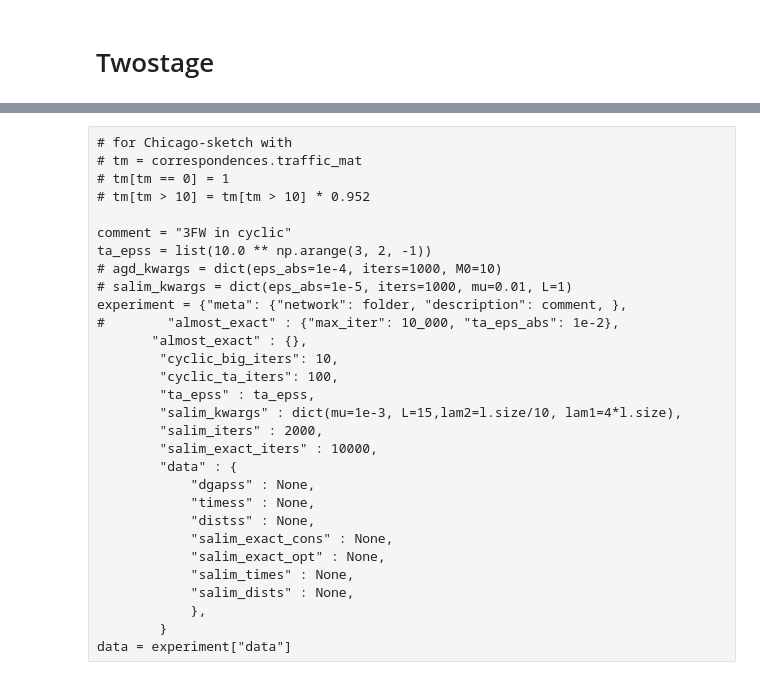
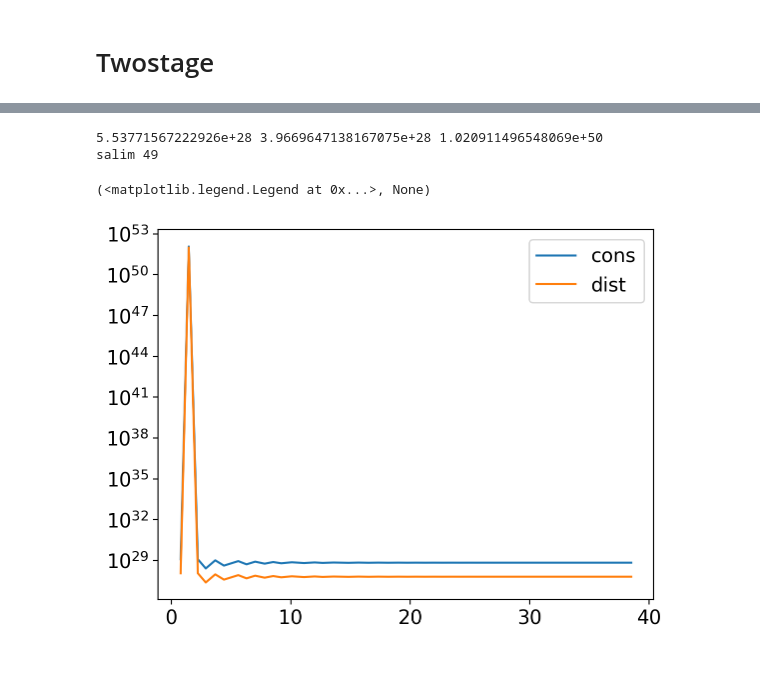
Before and after one commit to niquepolice/mmo_tm, a Jupyter notebook: all_models.ipynb, the cells around one changed output, grey strips where cells are left out. Saved outputs shown, nothing was run; the diff lists cells and outputs as text; code cells hidden in the pictures.

Commit message:
Add Salim with Chebyshev iteration. TODO: fix convergence

```diff
--- a/all_models.ipynb
+++ b/all_models.ipynb
@@ -251,30 +293,22 @@ plt.savefig(f"experiments_data/{folder}.pdf", bbox_inches="tight")
-# %% [raw]
-# for Chicago-sketch with
-# tm = correspondences.traffic_mat
-# tm[tm == 0] = 1
-# tm[tm > 10] = tm[tm > 10] * 0.952
-
-comment = "3FW in cyclic"
-ta_epss = list(10.0 ** np.arange(3, 2, -1))
-# agd_kwargs = dict(eps_abs=1e-4, iters=1000, M0=10)
-# salim_kwargs = dict(eps_abs=1e-5, iters=1000, mu=0.01, L=1)
-experiment = {"meta": {"network": folder, "description": comment, },
-#        "almost_exact" : {"max_iter": 10_000, "ta_eps_abs": 1e-2},
-       "almost_exact" : {},
-        "cyclic_big_iters": 10,
-        "cyclic_ta_iters": 100,
-        "ta_epss" : ta_epss,
-        "salim_kwargs" : dict(mu=1e-3, L=15,lam2=l.size/10, lam1=4*l.size),
-        "salim_iters" : 2000,
-        "salim_exact_iters" : 10000,
-        "data" : {
-            "dgapss" : None,
-            "timess" : None,
-            "distss" : None,
-            "salim_exact_cons" : None,
-            "salim_exact_opt" : None,
-            "salim_times" : None,
-            "salim_dists" : None,
-            },
-        }
-data = experiment["data"]
+# %%
+salim_with_cheb_kwargs = dict(mu=1e-8, L=100, lam2=1e-4 * l.size, lam1=3.5 * l.size)
+# salim_kwargs = experiment["salim_kwargs"]
+output = combined_salim_with_cheb(
+    admm_oracle,
+    **salim_with_cheb_kwargs,
+    iters=50,  # =experiment["salim_iters"],
+    solution_corrs=corrs_best,
+    solution_flows=flows_e_best,
+)
+# %% [output]
+5.53771567222926e+28 3.9669647138167075e+28 1.020911496548069e+50
+salim 49
+# %%
+x_corrs, x_flows, u_corrs, u_flows, dist_s_ch, times_s_ch, pri_res_s_ch, opt_s_ch = output
+plt.plot(times_s_ch, pri_res_s_ch, label="cons")
+# plt.plot(times_s_ch, opt_s_ch, label="opt")
+plt.plot(times_s_ch, dist_s_ch, label="dist")
+plt.legend(), plt.yscale("log")
+# %% [output]
+(<matplotlib.legend.Legend at 0x...>, None)
+[figure, added]
```
Also changed, not shown: parts of 15 cells of this notebook, 1 other file.
